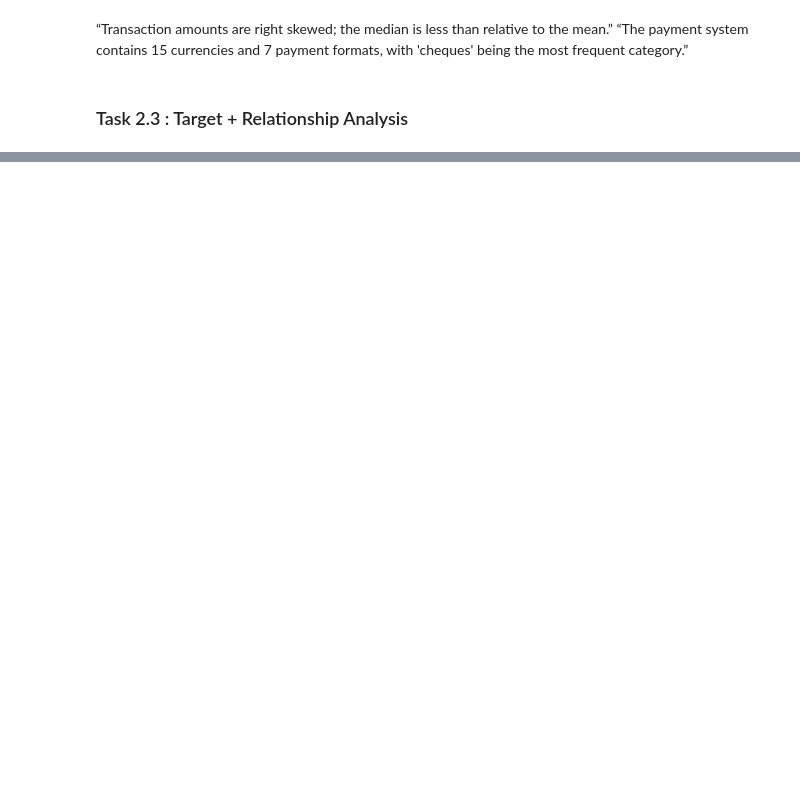
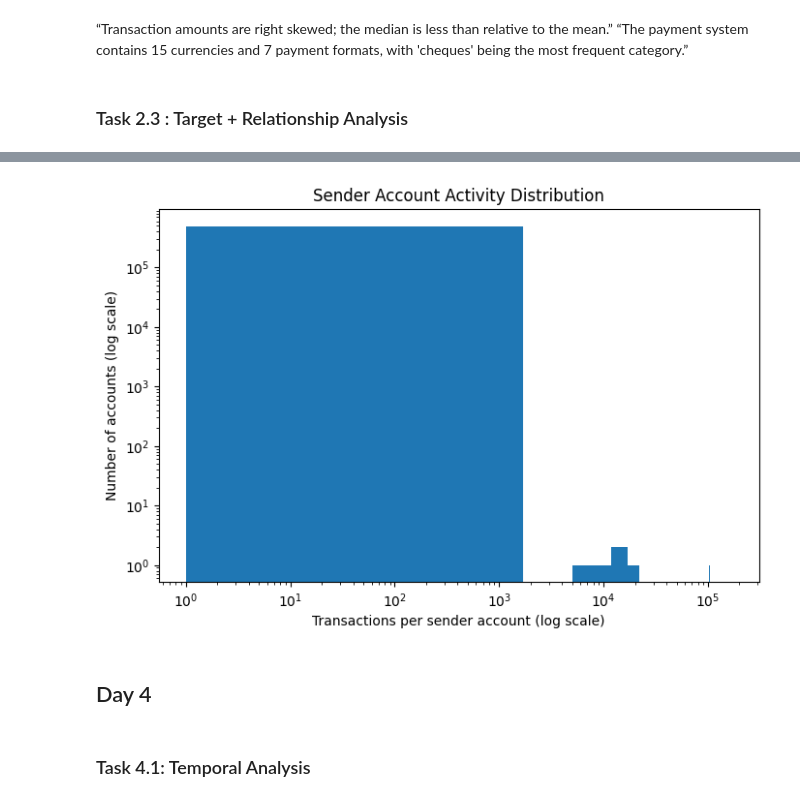
Before and after one commit to andrewgabrielm/fraud-detection, a Jupyter notebook: notebooks/01.ipynb, the cells around one changed output, grey strips where cells are left out. Saved outputs shown, nothing was run; the diff lists cells and outputs as text; code cells hidden in the pictures; blank space fills up the shorter version.

```diff
--- a/notebooks/01.ipynb
+++ b/notebooks/01.ipynb
@@ -682,0 +890,6 @@ Name: proportion, dtype: float64
+# %%
+#sender activity
+sender_activity = (
+    df.groupby(["From Bank", "Account"])
+      .size()
+)
@@ -682,0 +959,19 @@ Name: proportion, dtype: float64
+# %%
+plt.figure(figsize=(8, 5))
+
+plt.hist(sender_activity, bins=100)
+
+plt.xscale("log")
+plt.yscale("log")
+
+plt.xlabel("Transactions per sender account (log scale)")
+plt.ylabel("Number of accounts (log scale)")
+plt.title("Sender Account Activity Distribution")
+
+plt.show()
+# %% [output]
+[figure, added]
+# %% [markdown]
+## Day 4
+# %% [markdown]
+### Task 4.1: Temporal Analysis
```
Also changed, not shown: parts of 51 cells of this notebook.
